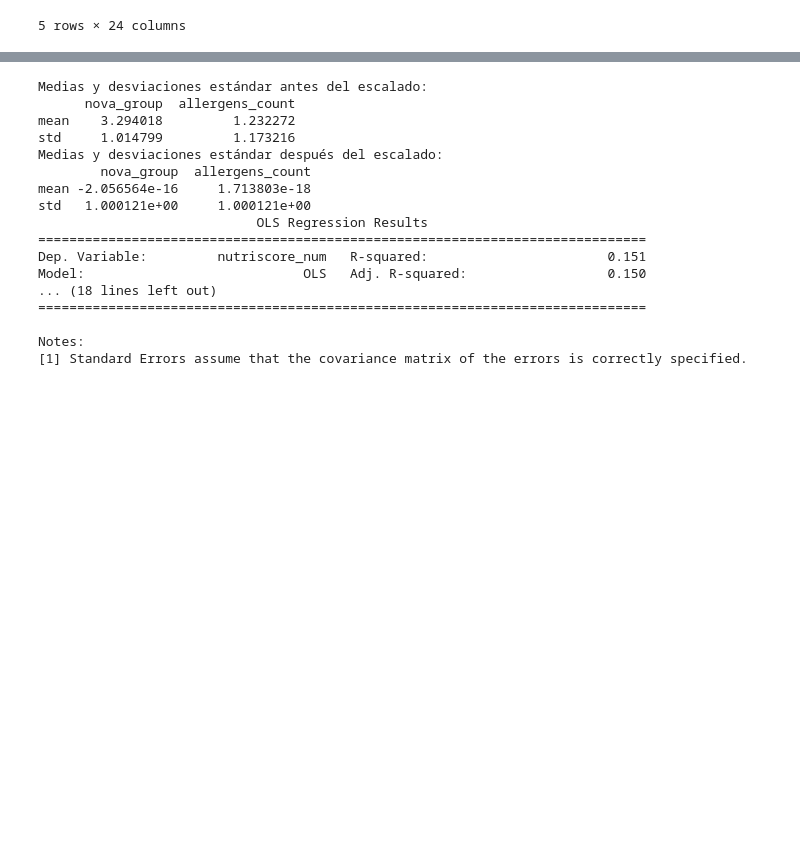
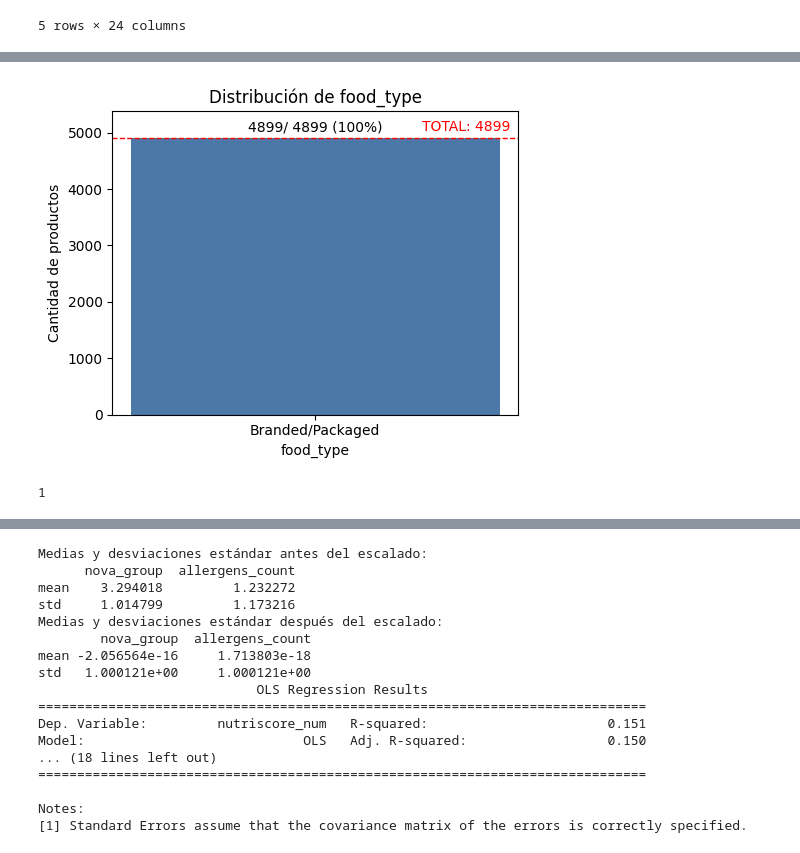
Before and after one commit to SantiWilli/TPEspecialFundamentos, a Jupyter notebook: entrega.ipynb, the cells around one changed output, grey strips where cells are left out. Saved outputs shown, nothing was run; the diff lists cells and outputs as text; code cells hidden in the pictures; blank space fills up the shorter version.

```diff
--- a/entrega.ipynb
+++ b/entrega.ipynb
@@ -96,0 +129,28 @@ df["ecoscore_num"] = df["ecoscore_grade"].map(notasEcoscore)
+# %%
+import matplotlib.pyplot as plt
+
+conteo = df['food_type'].value_counts(dropna=False)
+
+total = len(df)
+fig, ax = plt.subplots(figsize=(5, 4))
+barras = ax.bar(conteo.index.astype(str), conteo.values, color='#4C78A8')
+
+#Etiqueta sobre la barra
+etiquetas = [f'{valor}/ {total} ({valor / total:.0%})' for valor in conteo.values]
+ax.bar_label(barras,labels=etiquetas, padding=3)
+
+#Línea de referencia en el total de filas
+ax.axhline(y=total, color='red', linestyle='--', linewidth=1)
+ax.text(0.98,0.97,f'TOTAL: {total}', color='red', fontsize=10, ha='right', va='top', transform=ax.transAxes)
+
+ax.set_title('Distribución de food_type')
+ax.set_xlabel('food_type')
+ax.set_ylabel('Cantidad de productos')
+ax.set_ylim(0, conteo.max() * 1.1)
+plt.tight_layout()
+plt.show()
+
+print(df['food_type'].nunique(dropna=False))  # 1 -> variable constante
+# %% [output]
+[figure, added]
+1
```
Also changed, not shown: parts of 32 cells of this notebook, 4 other files.
